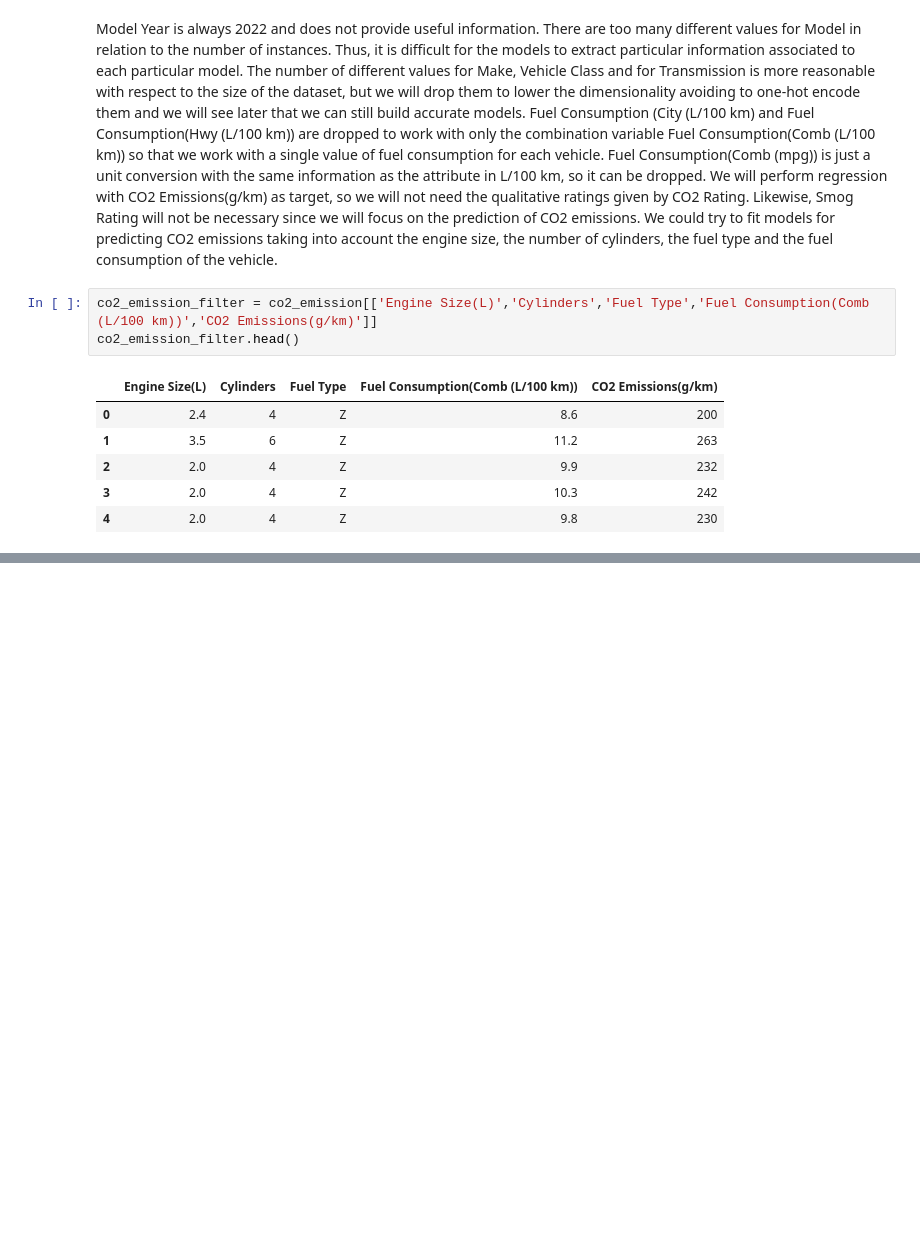
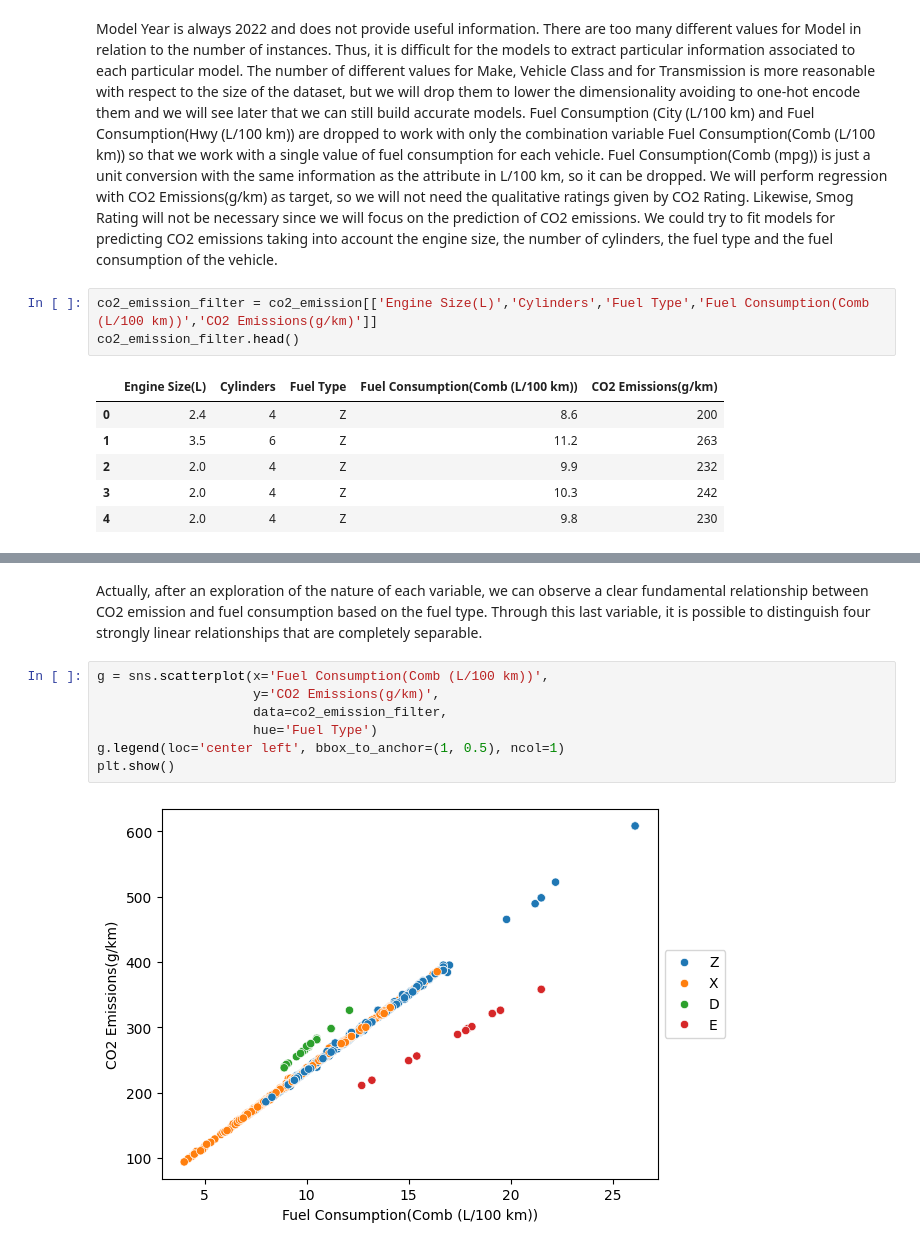
Before and after one commit to SasikaAththanayaka/Linear_Regression_-SLR-_on_Carbondioxide_emission_of_vehicles, a Jupyter notebook: co2_emission_eda.ipynb, the cells around one changed output, grey strips where cells are left out. Cells and saved outputs as stored; diff of their text form; blank space fills up the shorter version.

```diff
--- a/co2_emission_eda.ipynb
+++ b/co2_emission_eda.ipynb
@@ -346,0 +355,11 @@ co2_emission_filter.head()
+# %% [markdown]
+Actually, after an exploration of the nature of each variable, we can observe a clear fundamental relationship between CO2 emission and fuel consumption based on the fuel type. Through this last variable, it is possible to distinguish four strongly linear relationships that are completely separable.
+# %%
+g = sns.scatterplot(x='Fuel Consumption(Comb (L/100 km))',
+                    y='CO2 Emissions(g/km)',
+                    data=co2_emission_filter,
+                    hue='Fuel Type')
+g.legend(loc='center left', bbox_to_anchor=(1, 0.5), ncol=1)
+plt.show()
+# %% [output]
+[figure, added]
```
Also changed, not shown: parts of 2 cells of this notebook.
